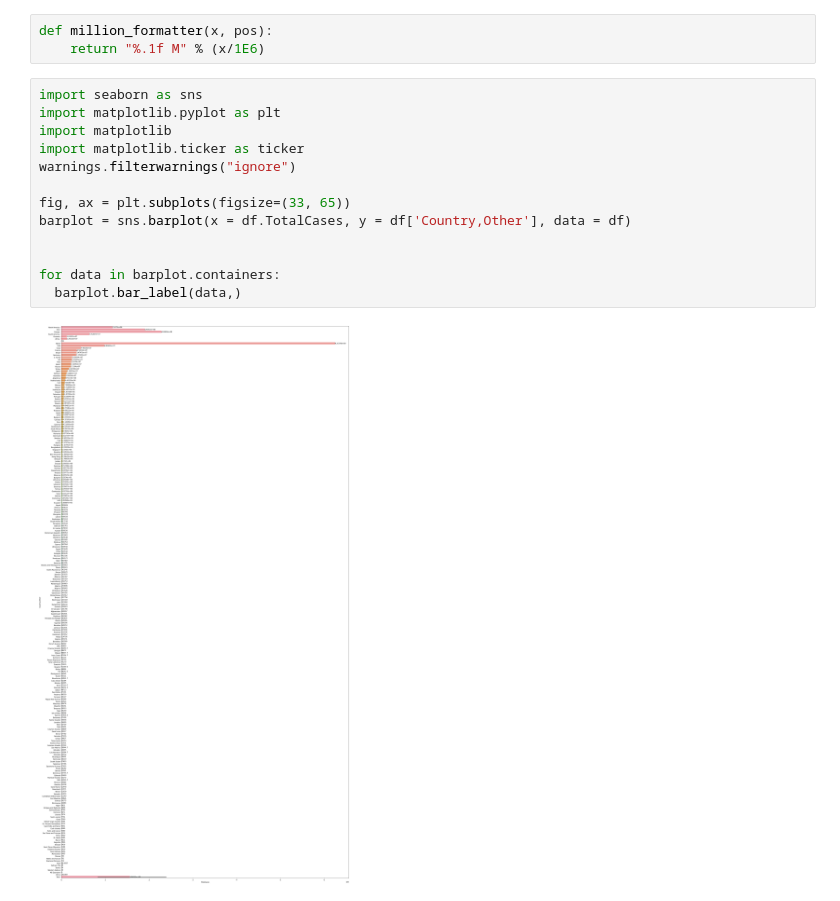
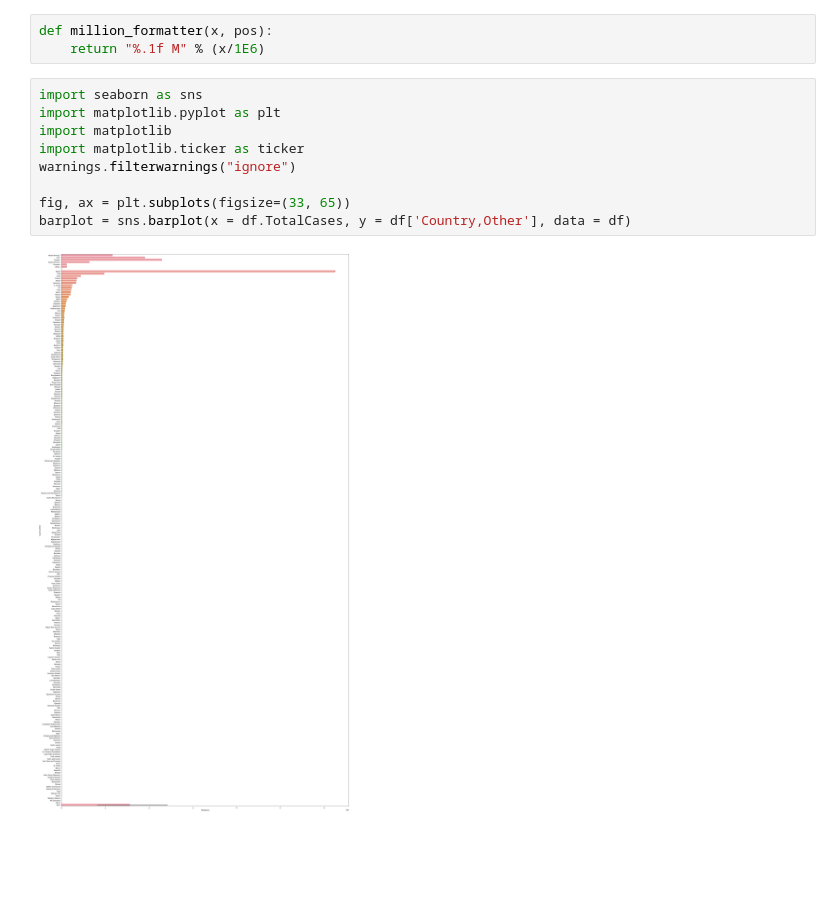
Before and after one commit to rudycav/Web-Scraping-CoronaVirus-Cases, a Jupyter notebook: Project/ CoronaVirus_Cases.ipynb, the cells around one changed output. Drawn from its saved outputs; the diff is of its cells as text; blank space fills up the shorter version.

```diff
--- a/Project/ CoronaVirus_Cases.ipynb
+++ b/Project/ CoronaVirus_Cases.ipynb
@@ -129,17 +129,13 @@ def million_formatter(x, pos):
 # %%
 import seaborn as sns
 import matplotlib.pyplot as plt
 import matplotlib
 import matplotlib.ticker as ticker
 warnings.filterwarnings("ignore")
 
 fig, ax = plt.subplots(figsize=(33, 65))
 barplot = sns.barplot(x = df.TotalCases, y = df['Country,Other'], data = df)
-
-
-for data in barplot.containers:
-  barplot.bar_label(data,)
 # %% [output]
-[figure, old version]
+[figure, new version]
 # %%
 print('matplotlib: {}'.format(matplotlib.__version__))
```
Also changed, not shown: parts of 2 cells of this notebook.
